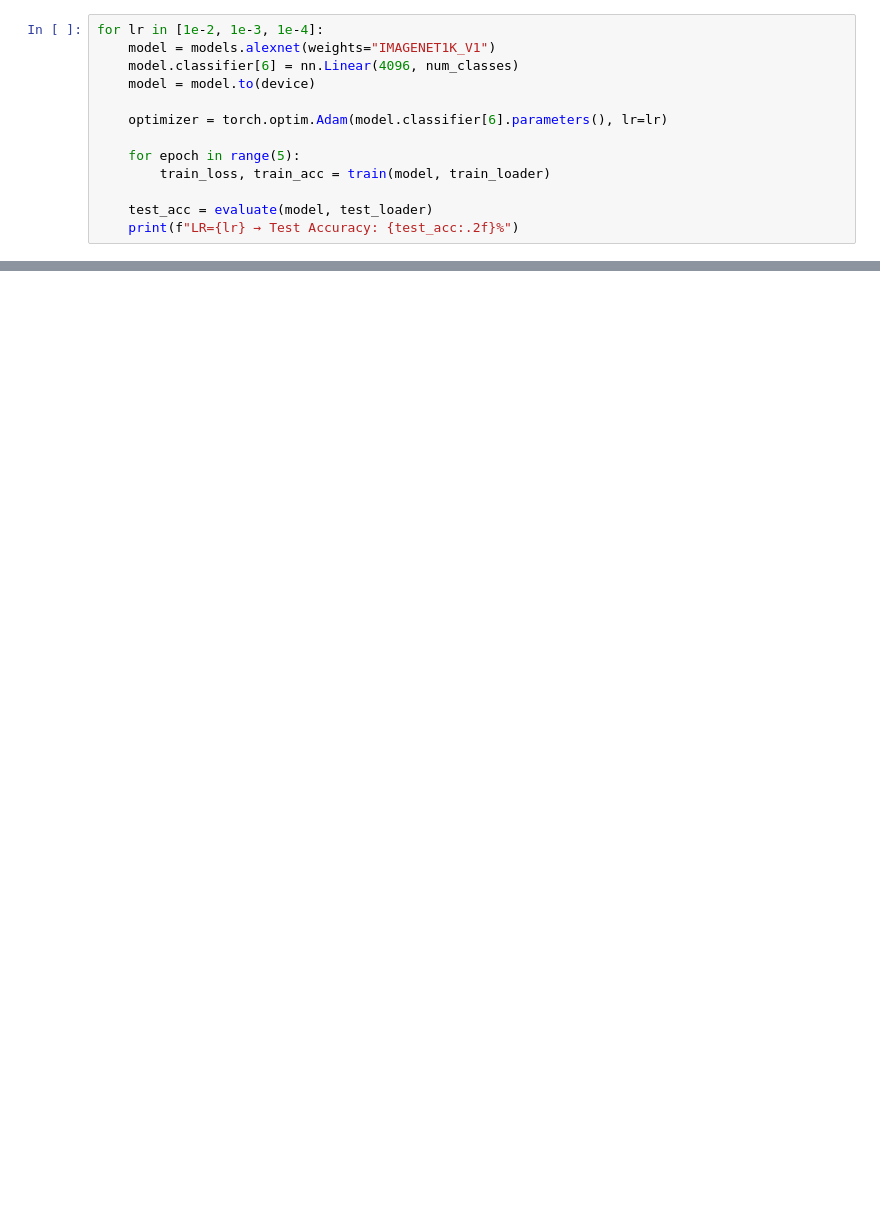
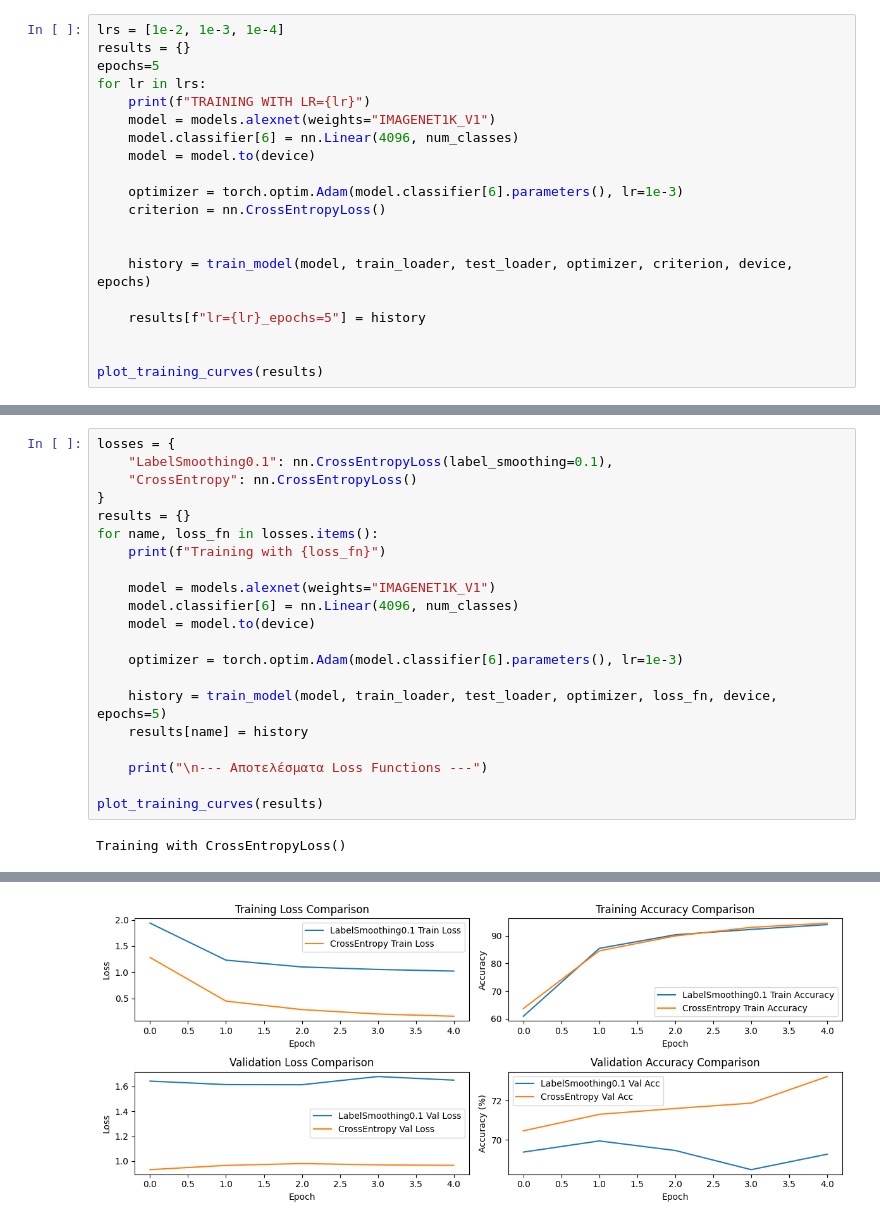
Before and after one commit to FOTIS21/Computer-Vision, a Jupyter notebook: ex2.ipynb, the cells around one changed output, grey strips where cells are left out. Cells and saved outputs as stored; diff of their text form; blank space fills up the shorter version.

```diff
--- a/ex2.ipynb
+++ b/ex2.ipynb
@@ -137,14 +286,21 @@ Epochs=15 → Test Accuracy: 72.28%
 # %%
-for lr in [1e-2, 1e-3, 1e-4]:
+lrs = [1e-2, 1e-3, 1e-4]
+results = {}
+epochs=5
+for lr in lrs:
+    print(f"TRAINING WITH LR={lr}")
     model = models.alexnet(weights="IMAGENET1K_V1")
     model.classifier[6] = nn.Linear(4096, num_classes)
     model = model.to(device)
 
-    optimizer = torch.optim.Adam(model.classifier[6].parameters(), lr=lr)
+    optimizer = torch.optim.Adam(model.classifier[6].parameters(), lr=1e-3)
+    criterion = nn.CrossEntropyLoss()
 
-    for epoch in range(5):
-        train_loss, train_acc = train(model, train_loader)
 
-    test_acc = evaluate(model, test_loader)
-    print(f"LR={lr} → Test Accuracy: {test_acc:.2f}%")
+    history = train_model(model, train_loader, test_loader, optimizer, criterion, device, epochs)
+
+    results[f"lr={lr}_epochs=5"] = history
+
+
+plot_training_curves(results)
 # %% [output]
@@ -153,0 +322,23 @@ LR=0.0001 → Test Accuracy: 74.16%
+# %%
+losses = {
+    "LabelSmoothing0.1": nn.CrossEntropyLoss(label_smoothing=0.1),
+    "CrossEntropy": nn.CrossEntropyLoss()
+}
+results = {}
+for name, loss_fn in losses.items():
+    print(f"Training with {loss_fn}")
+
+    model = models.alexnet(weights="IMAGENET1K_V1")
+    model.classifier[6] = nn.Linear(4096, num_classes)
+    model = model.to(device)
+
+    optimizer = torch.optim.Adam(model.classifier[6].parameters(), lr=1e-3)
+
+    history = train_model(model, train_loader, test_loader, optimizer, loss_fn, device, epochs=5)
+    results[name] = history
+
+    print("\n--- Αποτελέσματα Loss Functions ---")
+
+plot_training_curves(results)
+# %% [output]
+Training with CrossEntropyLoss()
@@ -153,0 +360 @@ LR=0.0001 → Test Accuracy: 74.16%
+[figure, added]
```
Also changed, not shown: parts of 12 cells of this notebook.
